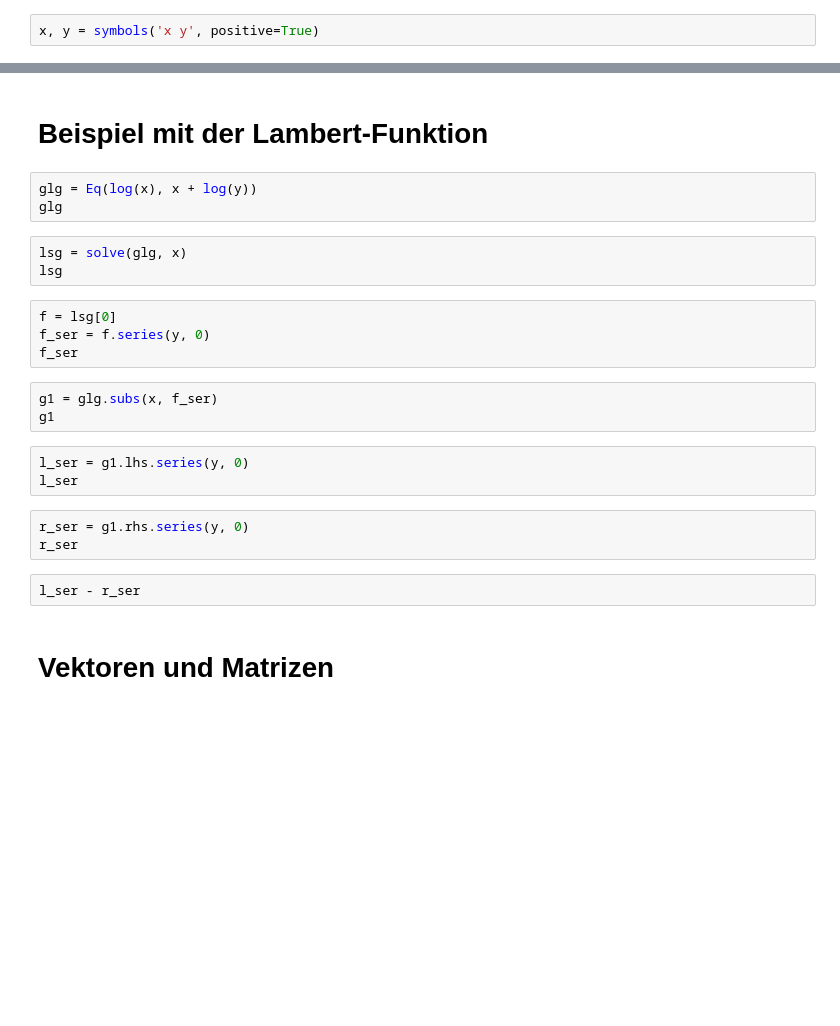
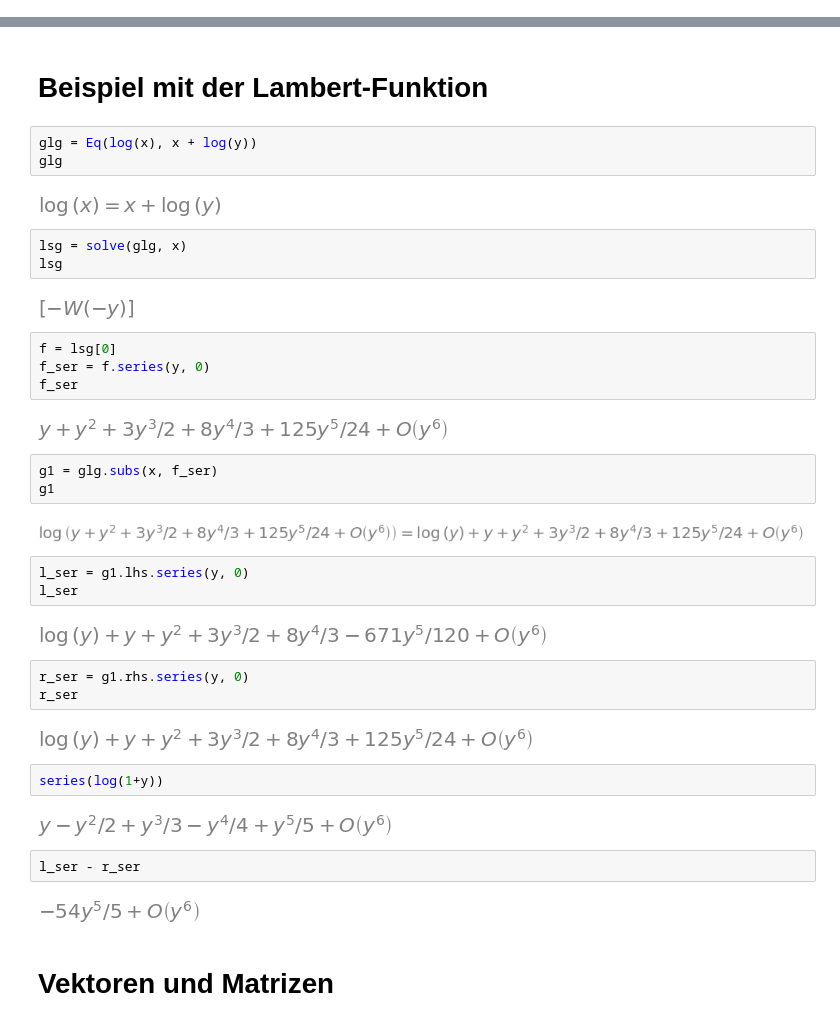
Before and after one commit to Ruediger-Braun/compana22, a Jupyter notebook: Lektion08.ipynb, the cells around one changed output, grey strips where cells are left out. Drawn from its saved outputs; the diff is of its cells as text; blank space fills up the shorter version.

```diff
--- a/Lektion08.ipynb
+++ b/Lektion08.ipynb
@@ -76,2 +102,0 @@ d.trigsimp(method='fu', measure=my_measure)
-# %%
-x, y = symbols('x y', positive=True)
@@ -143,24 +179,42 @@ reihe
 # %%
 glg = Eq(log(x), x + log(y))
 glg
+# %% [output]
+[figure, added]
 # %%
 lsg = solve(glg, x)
 lsg
+# %% [output]
+[figure, added]
 # %%
 f = lsg[0]
 f_ser = f.series(y, 0)
 f_ser
+# %% [output]
+[figure, added]
 # %%
 g1 = glg.subs(x, f_ser)
 g1
+# %% [output]
+[figure, added]
 # %%
 l_ser = g1.lhs.series(y, 0)
 l_ser
+# %% [output]
+[figure, added]
 # %%
 r_ser = g1.rhs.series(y, 0)
 r_ser
+# %% [output]
+[figure, added]
+# %%
+series(log(1+y))
+# %% [output]
+[figure, added]
 # %%
 l_ser - r_ser
+# %% [output]
+[figure, added]
 # %% [markdown]
 # Vektoren und Matrizen
 # %%
```
Also changed, not shown: parts of 50 cells of this notebook.
